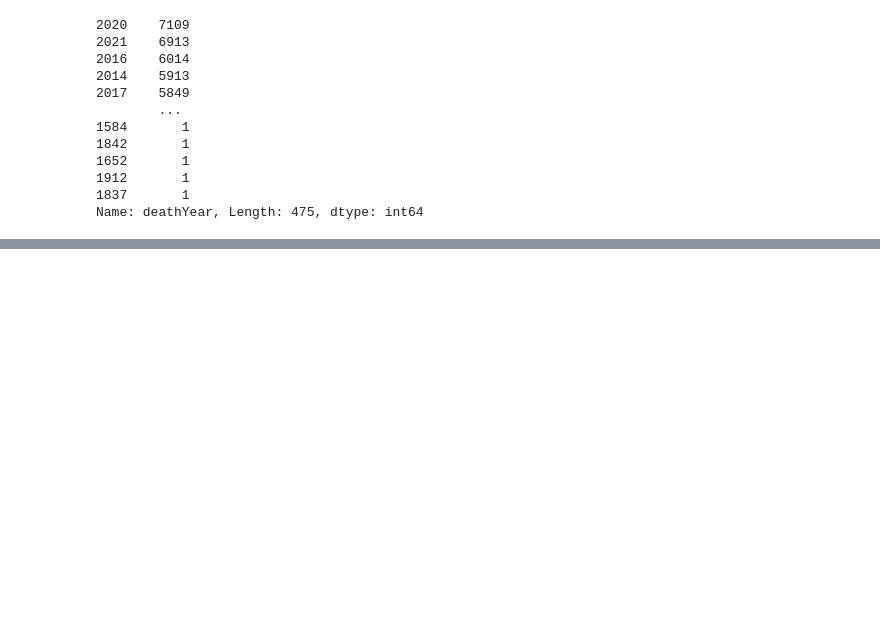
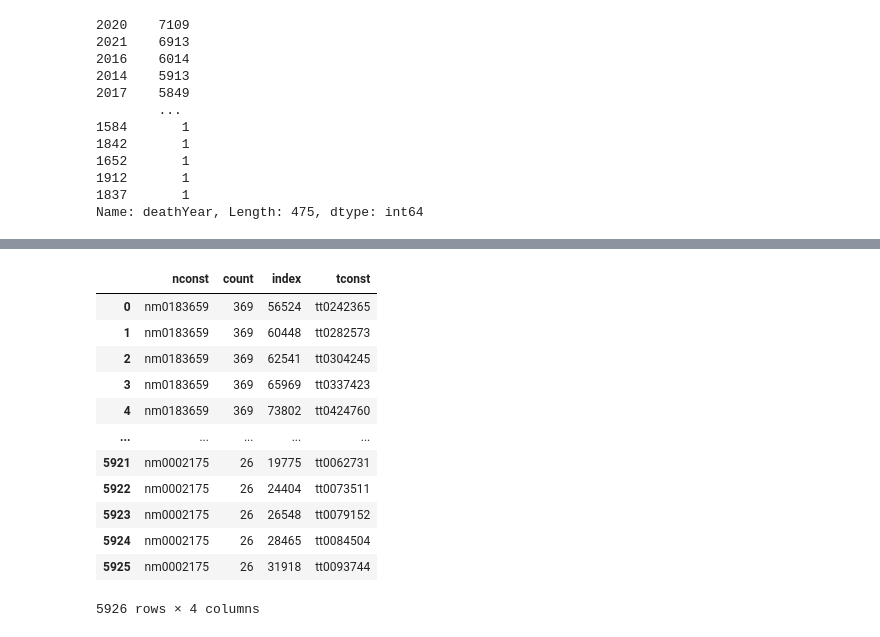
Before and after one commit to KlavMar/recommandations_films, a Jupyter notebook: project_2_part_2.ipynb, the cells around one changed output, grey strips where cells are left out. Saved outputs shown, nothing was run; the diff lists cells and outputs as text; code cells hidden in the pictures; blank space fills up the shorter version.

Commit message:
update_data

```diff
--- a/project_2_part_2.ipynb
+++ b/project_2_part_2.ipynb
@@ -804,0 +862,3 @@ Name: deathYear, Length: 475, dtype: int64
+# %%
+df_directors=df_movies_dummies_runtimes.loc[:,'tconst'].reset_index().merge(df_title_crew.iloc[:,:2],how="inner",left_on="tconst",right_on="tconst")
+df_directors
@@ -804,0 +907,20 @@ Name: deathYear, Length: 475, dtype: int64
+# %%
+df_number_directors=(pd.DataFrame(df_directors.directors.replace("\\N",np.nan).dropna().value_counts().head(150)).reset_index().
+                     rename(columns={'index':'nconst','directors':'count'}).merge(df_directors,how="inner",left_on="nconst",right_on="directors")
+# %%
+df_number_directors.drop(columns=('directors'),inplace=True)
+df_number_directors
+# %% [output]
+|  | nconst | count | index | tconst |
+| 0 | nm0183659 | 369 | 56524 | tt0242365 |
+| 1 | nm0183659 | 369 | 60448 | tt0282573 |
+| 2 | nm0183659 | 369 | 62541 | tt0304245 |
+| 3 | nm0183659 | 369 | 65969 | tt0337423 |
+| 4 | nm0183659 | 369 | 73802 | tt0424760 |
+| ... | ... | ... | ... | ... |
+| 5921 | nm0002175 | 26 | 19775 | tt0062731 |
+| 5922 | nm0002175 | 26 | 24404 | tt0073511 |
+| 5923 | nm0002175 | 26 | 26548 | tt0079152 |
+| 5924 | nm0002175 | 26 | 28465 | tt0084504 |
+| 5925 | nm0002175 | 26 | 31918 | tt0093744 |
+5926 rows × 4 columns
```
Also changed, not shown: parts of 10 cells of this notebook.
